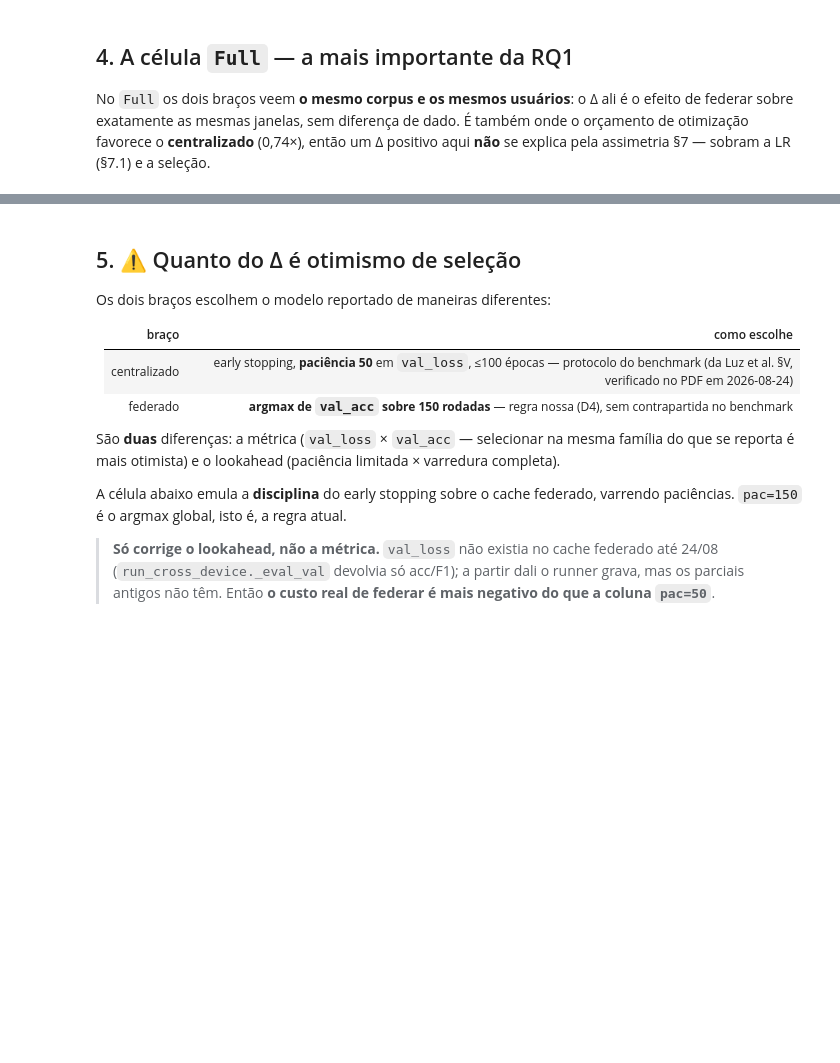
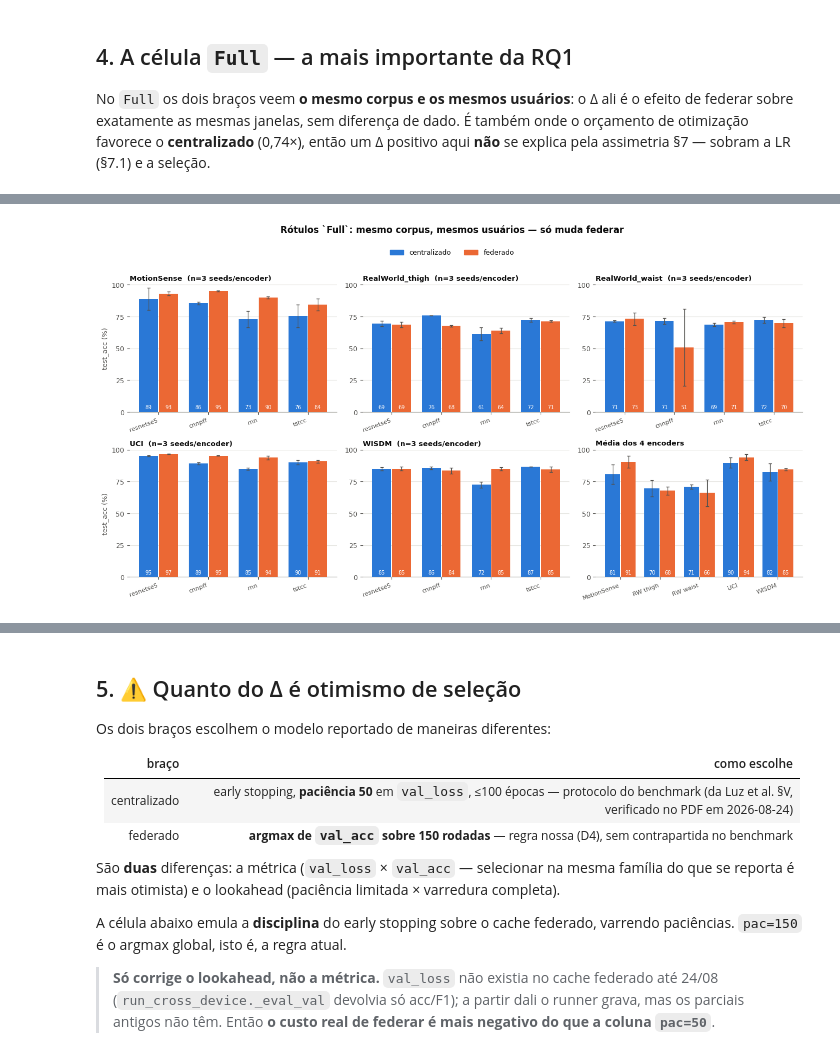
Before and after one commit to gitguel/fed-har, a Jupyter notebook: notebooks/rq1_resultados.ipynb, the cells around one changed output, grey strips where cells are left out. Cells and saved outputs as stored; diff of their text form; code cells hidden in the pictures; blank space fills up the shorter version.

```diff
--- a/notebooks/rq1_resultados.ipynb
+++ b/notebooks/rq1_resultados.ipynb
@@ -275,0 +289,73 @@ WISDM                9  3.52
+# %%
+if len(par):
+    f = par[par.k == str(FULL_SHOTS)]
+
+if len(par) and len(f):
+    # dp entre as seeds: a barra é a média das SEEDS_RQ, e a barra de erro diz
+    # se a diferença entre os dois braços é maior que a repetição.
+    cel = (f.groupby(["dataset", "encoder"])
+             .agg(c=("test_acc_centr", "mean"), c_dp=("test_acc_centr", "std"),
+                  fd=("test_acc_fed", "mean"), f_dp=("test_acc_fed", "std"),
+                  n=("test_acc_fed", "size")))
+    # No painel da media a barra de erro e o dp ENTRE OS 4 ENCODERS (media de
+    # cada um), nao entre as 12 celulas: e a dispersao do que o painel agrega.
+    med = cel.groupby("dataset").agg(c=("c", "mean"), c_dp=("c", "std"),
+                                     fd=("fd", "mean"), f_dp=("fd", "std"),
+                                     n=("n", "sum"))
+
+    L = 0.38                       # largura da barra; 2 barras + folga = 0,84
+    def painel(ax, cats, mc, mdc, mf, mdf, titulo, rot=0):
+        ax.set_axisbelow(True); ax.grid(True, axis="y", linewidth=0.8)
+        for lado in ("top", "right", "left"):
+            ax.spines[lado].set_visible(False)
+        x = np.arange(len(cats))
+        for off, m, dp, cor, nome in [(-L / 2 - 0.01, mc, mdc, C_CENTR, "centralizado"),
+                                      (+L / 2 + 0.01, mf, mdf, C_FED, "federado")]:
+            ax.bar(x + off, np.array(m) * 100, width=L, color=cor, zorder=3, label=nome)
+            ax.errorbar(x + off, np.array(m) * 100, yerr=np.array(dp) * 100, fmt="none",
+                        ecolor=TINTA_2, elinewidth=0.9, capsize=2.5, zorder=4)
+            for xi, v in zip(x + off, np.array(m) * 100):
+                ax.text(xi, 1.5, f"{v:.0f}", ha="center", va="bottom", fontsize=7,
+                        color="white", zorder=5)
+        ax.set_xticks(x, cats, fontsize=8, rotation=rot,
+                      ha="right" if rot else "center")
+        ax.set_ylim(0, 100)
+        ax.set_yticks([0, 25, 50, 75, 100])
+        ax.set_title(titulo, fontsize=9.5, fontweight="bold", color=TINTA_1, loc="left")
+
+    fig, axes = plt.subplots(2, 3, figsize=(13.2, 6.6))
+    for j, d in enumerate(DATASETS):
+        ax = axes[j // 3][j % 3]
+        sub = cel.loc[d].reindex(ENCODERS)
+        painel(ax, list(sub.index), sub.c, sub.c_dp, sub.fd, sub.f_dp,
+               f"{d}  (n={int(sub.n.iloc[0])} seeds/encoder)", rot=20)
+        if j % 3 == 0:
+            ax.set_ylabel("test_acc (%)")
+
+    ax = axes[1][2]
+    m = med.reindex(DATASETS)
+    painel(ax, [d.replace("RealWorld_", "RW ") for d in m.index],
+           m.c, m.c_dp, m.fd, m.f_dp, "Média dos 4 encoders", rot=20)
+
+    maos = [plt.Rectangle((0, 0), 1, 1, color=c, label=n)
+            for c, n in [(C_CENTR, "centralizado"), (C_FED, "federado")]]
+    fig.legend(handles=maos, loc="upper center", bbox_to_anchor=(0.5, 1.02), ncol=2)
+    fig.suptitle("Rótulos `Full`: mesmo corpus, mesmos usuários — só muda federar",
+                 fontsize=12, fontweight="bold", color=TINTA_1, y=1.07)
+    fig.tight_layout()
+    plt.show()
+
+    t = cel.copy()
+    t["delta_pp"] = (t.fd - t.c) * 100
+    t = t[["n", "c", "fd", "delta_pp"]].rename(
+        columns={"c": "centr", "fd": "fed"})
+    print("test_acc no regime Full (média das seeds) — Δ = fed − centr, em pp")
+    print(t.round(3).to_string())
+    print()
+    tm = med.copy()
+    tm["delta_pp"] = (tm.fd - tm.c) * 100
+    print("Média sobre os encoders:")
+    print(tm[["n", "c", "fd", "delta_pp"]].rename(
+        columns={"c": "centr", "fd": "fed"}).round(3).to_string())
+# %% [output]
+[figure, added]
```
Also changed, not shown: parts of 8 cells of this notebook.
